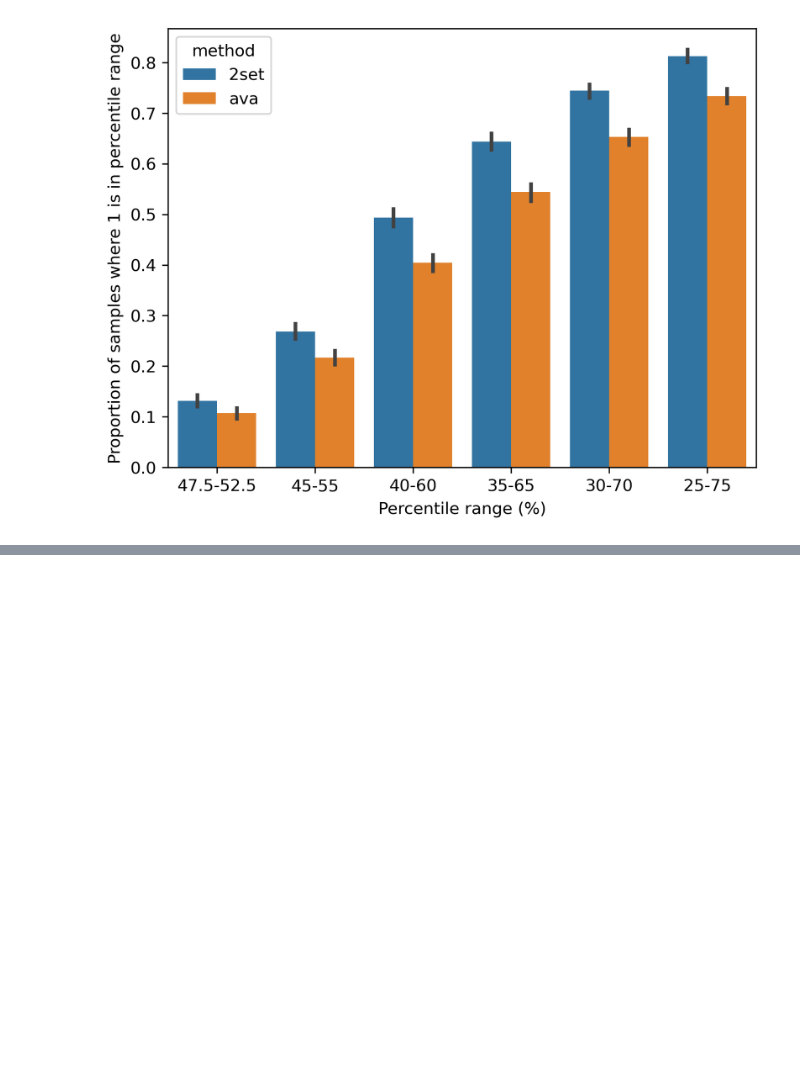
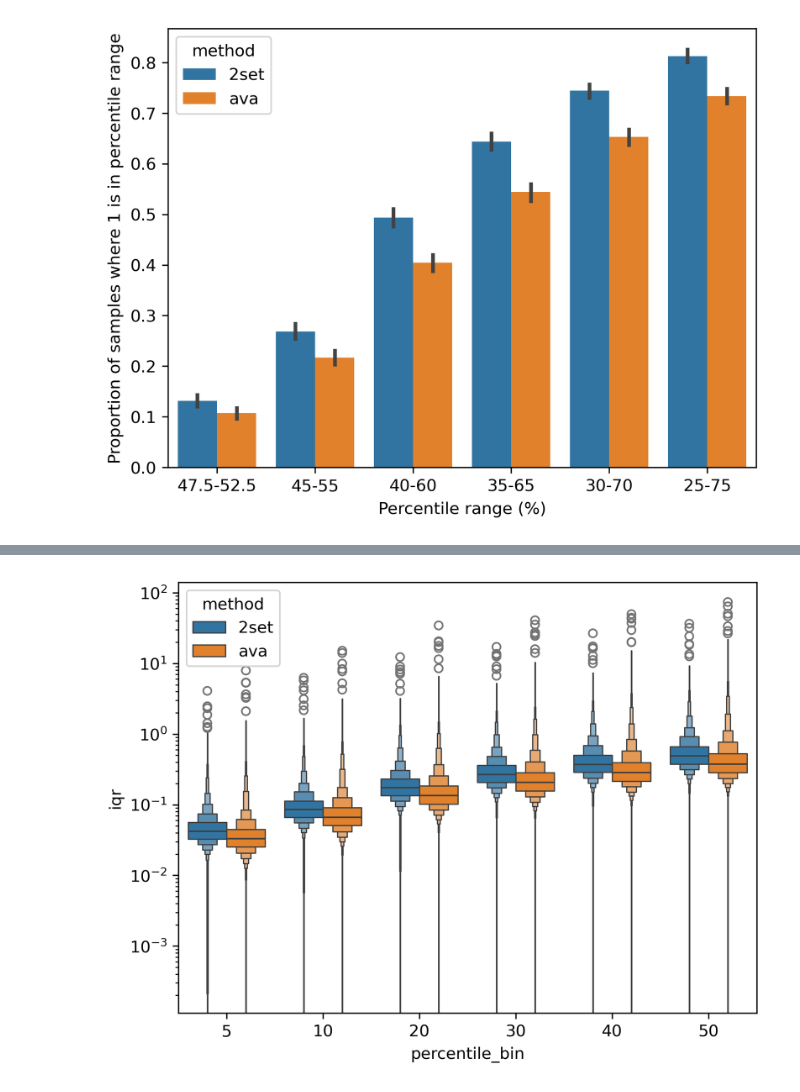
Before and after one commit to mbhall88/lrge, a Jupyter notebook: paper/notebooks/per_read_estimates.ipynb, the cells around one changed output, grey strips where cells are left out. Cells and saved outputs as stored; diff of their text form; code cells hidden in the pictures; blank space fills up the shorter version.

```diff
--- a/paper/notebooks/per_read_estimates.ipynb
+++ b/paper/notebooks/per_read_estimates.ipynb
@@ -202,0 +217,6 @@ f"{3.50:g}"
+# %%
+fig, ax = plt.subplots(dpi=300)
+sns.boxenplot(data=d, x="percentile_bin", y="iqr", hue="method", ax=ax)
+ax.set_yscale("log")
+# %% [output]
+[figure, added]
```
Also changed, not shown: parts of 5 cells of this notebook.
